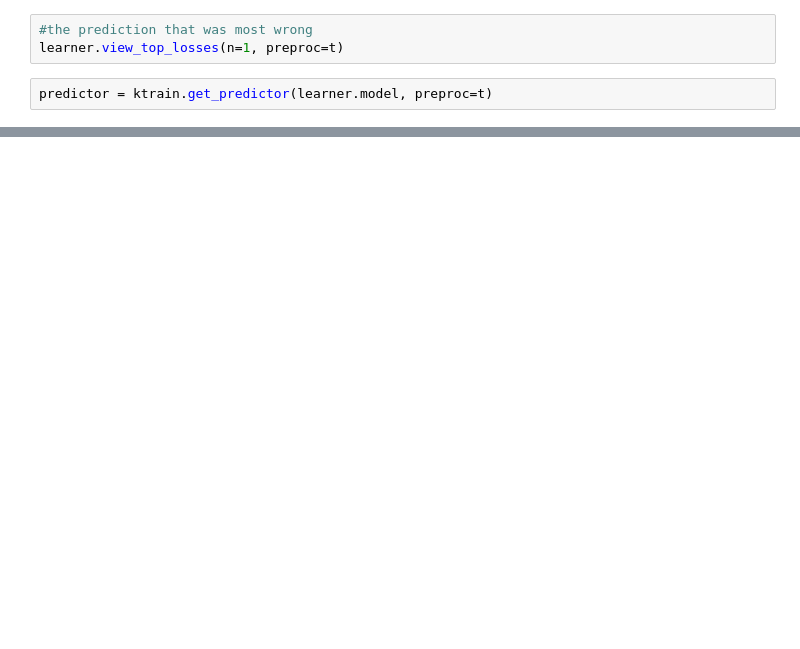
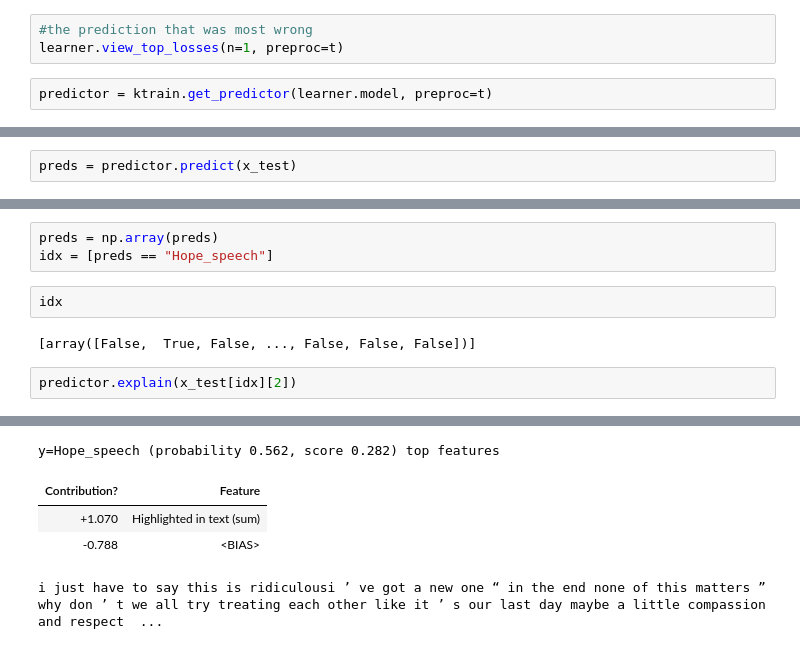
Before and after one commit to aflah02/Hope_Speech_Detection, a Jupyter notebook: Models/BERT_explain_final.ipynb, the cells around one changed output, grey strips where cells are left out. Saved outputs shown, nothing was run; the diff lists cells and outputs as text; blank space fills up the shorter version.

Commit message:
BERT explained final

```diff
--- a/Models/BERT_explain_final.ipynb
+++ b/Models/BERT_explain_final.ipynb
@@ -130 +123,3 @@ y=Non_hope_speech (probability 1.000, score 8.788) top features
 what do you mean by the word sniped
+# %%
+preds = predictor.predict(x_test)
@@ -130,0 +128,10 @@ what do you mean by the word sniped
+# %%
+preds = np.array(preds)
+idx = [preds == "Hope_speech"]
+# %%
+idx
+# %% [output]
+[array([False,  True, False, ..., False, False, False])]
+# %%
+predictor.explain(x_test[idx][2])
+# %% [output]
@@ -130,0 +140,5 @@ what do you mean by the word sniped
+y=Hope_speech (probability 0.562, score 0.282) top features
+| Contribution? | Feature |
+| +1.070 | Highlighted in text (sum) |
+| -0.788 | <BIAS> |
+i just have to say this is ridiculousi ’ ve got a new one “ in the end none of this matters ” why don ’ t we all try treating each other like it ’ s our last day maybe a little compassion and respect  ...
```
Also changed, not shown: parts of 20 cells of this notebook.
